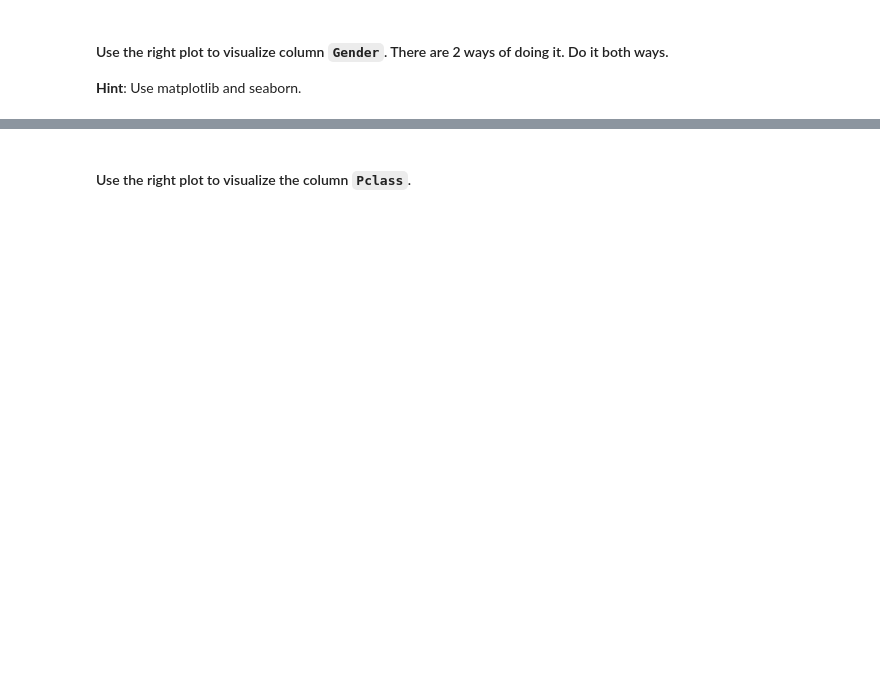
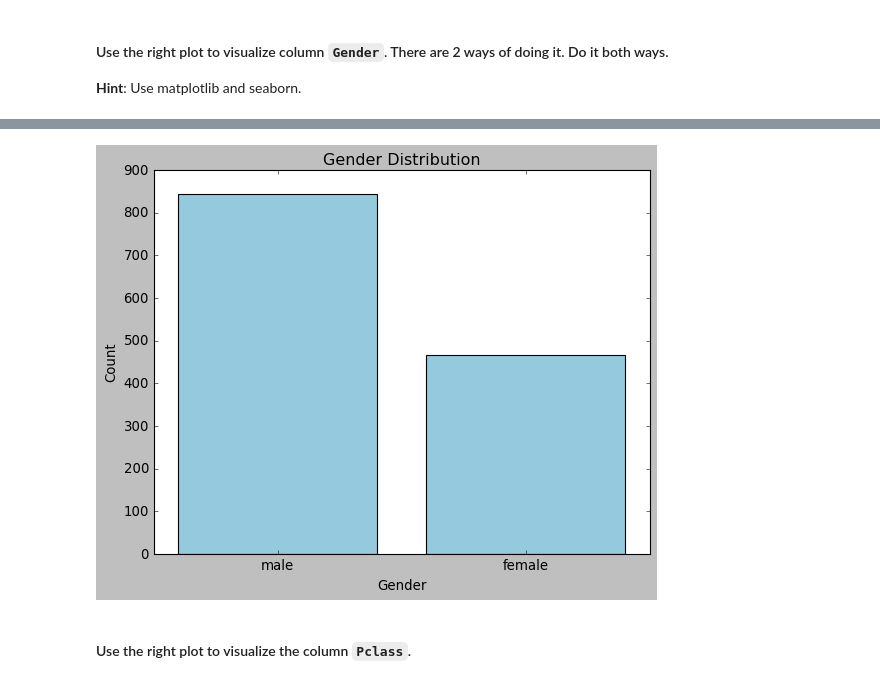
Before and after one commit to Ironhack-data-bcn-feb-2023/lab-matplotlib-seaborn, a Jupyter notebook: your-code/main.ipynb, the cells around one changed output, grey strips where cells are left out. Cells and saved outputs as stored; diff of their text form; code cells hidden in the pictures; blank space fills up the shorter version.

```diff
--- a/your-code/main.ipynb
+++ b/your-code/main.ipynb
@@ -177,2 +191,14 @@ your comments here
+# %%
+sns.countplot(data=titanic, x=titanic['Gender'], color='skyblue')
+
+# Set plot title and labels
+plt.title('Gender Distribution')
+plt.xlabel('Gender')
+plt.ylabel('Count')
+
+# Show the plot
+plt.show()
+# %% [output]
+[figure, added]
 # %% [markdown]
 #### Use the right plot to visualize the column `Pclass`.
```
Also changed, not shown: parts of 37 cells of this notebook.
